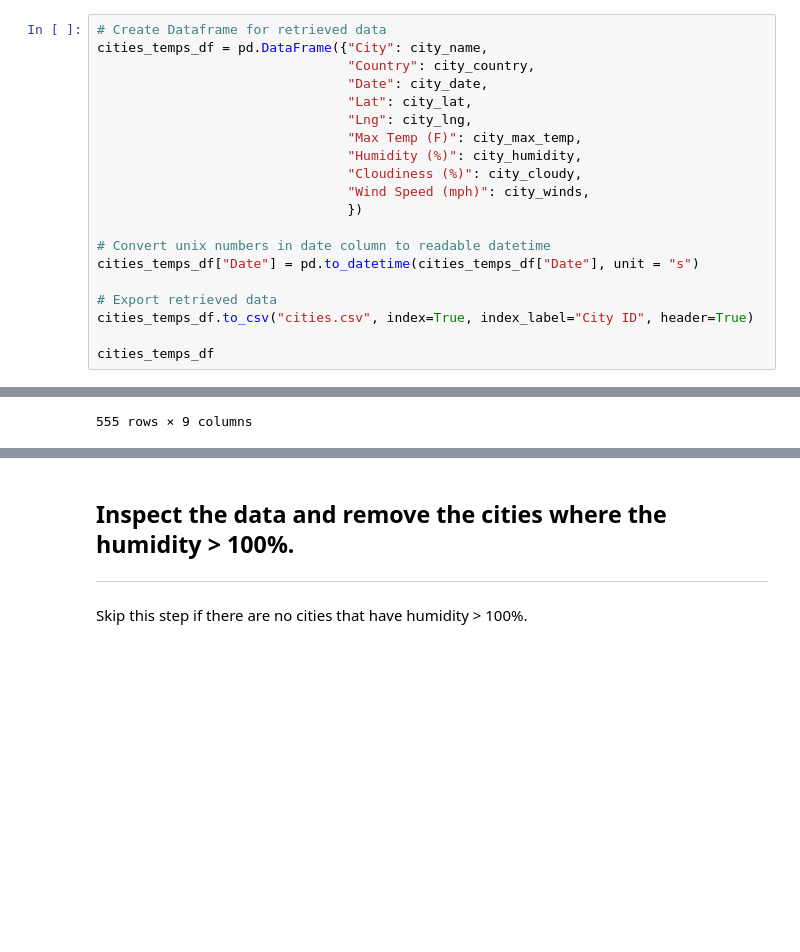
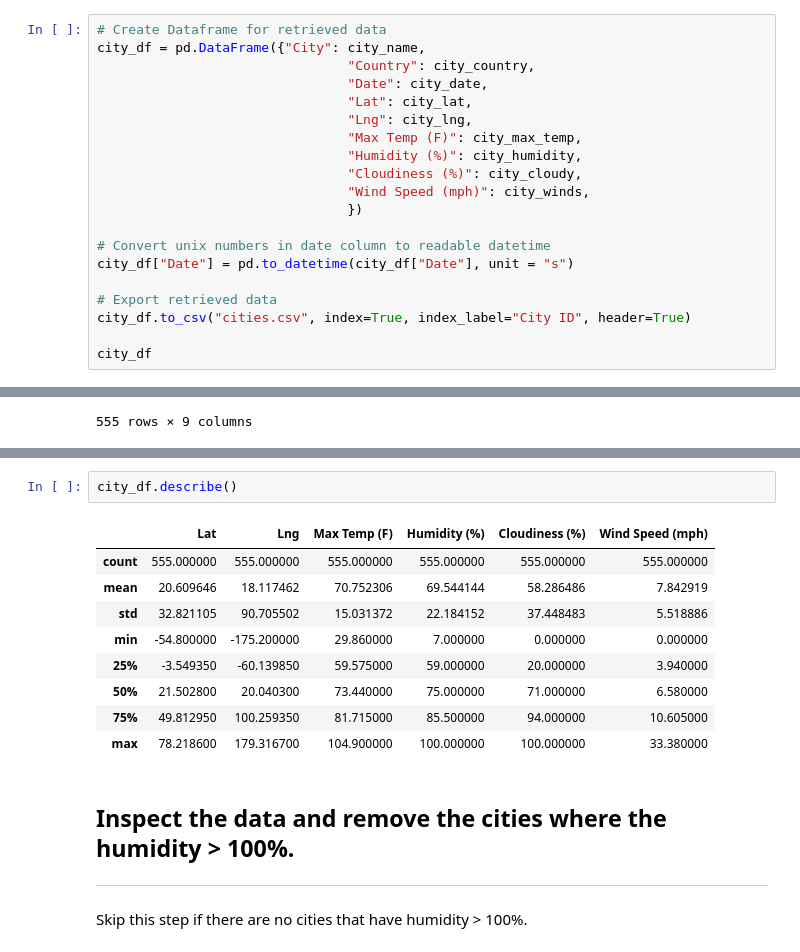
Before and after one commit to josephchancey/python-weather-api, a Jupyter notebook: WeatherPy/WeatherPy.ipynb, the cells around one changed output, grey strips where cells are left out. Cells and saved outputs as stored; diff of their text form; blank space fills up the shorter version.

Commit message:
Describe DataFrame

```diff
--- a/WeatherPy/WeatherPy.ipynb
+++ b/WeatherPy/WeatherPy.ipynb
@@ -149,7 +149,7 @@ Data Retrieval Complete
 * Display the DataFrame
 # %%
 # Create Dataframe for retrieved data
-cities_temps_df = pd.DataFrame({"City": city_name,
+city_df = pd.DataFrame({"City": city_name,
                                 "Country": city_country,
                                 "Date": city_date,
                                 "Lat": city_lat,
@@ -161,12 +161,12 @@ cities_temps_df = pd.DataFrame({"City": city_name,
                                 })
 
 # Convert unix numbers in date column to readable datetime
-cities_temps_df["Date"] = pd.to_datetime(cities_temps_df["Date"], unit = "s")
+city_df["Date"] = pd.to_datetime(city_df["Date"], unit = "s")
 
 # Export retrieved data
-cities_temps_df.to_csv("cities.csv", index=True, index_label="City ID", header=True)
+city_df.to_csv("cities.csv", index=True, index_label="City ID", header=True)
 
-cities_temps_df
+city_df
 # %% [output]
 |  | City | Country | Date | Lat | Lng | Max Temp (F) | Humidity (%) | Cloudiness (%) | ... |
 | 0 | Victor Harbor | AU | 2021-08-07 17:41:23 | -35.5667 | 138.6167 | 51.91 | 81 | 46 | ... |
@@ -195,3 +184,15 @@ cities_temps_df
+# %%
+city_df.describe()
+# %% [output]
+|  | Lat | Lng | Max Temp (F) | Humidity (%) | Cloudiness (%) | Wind Speed (mph) |
+| count | 555.000000 | 555.000000 | 555.000000 | 555.000000 | 555.000000 | 555.000000 |
+| mean | 20.609646 | 18.117462 | 70.752306 | 69.544144 | 58.286486 | 7.842919 |
+| std | 32.821105 | 90.705502 | 15.031372 | 22.184152 | 37.448483 | 5.518886 |
+| min | -54.800000 | -175.200000 | 29.860000 | 7.000000 | 0.000000 | 0.000000 |
+| 25% | -3.549350 | -60.139850 | 59.575000 | 59.000000 | 20.000000 | 3.940000 |
+| 50% | 21.502800 | 20.040300 | 73.440000 | 75.000000 | 71.000000 | 6.580000 |
+| 75% | 49.812950 | 100.259350 | 81.715000 | 85.500000 | 94.000000 | 10.605000 |
+| max | 78.218600 | 179.316700 | 104.900000 | 100.000000 | 100.000000 | 33.380000 |
 # %% [markdown]
 ## Inspect the data and remove the cities where the humidity > 100%.
 ----
```
Also changed, not shown: parts of 1 cell of this notebook.
